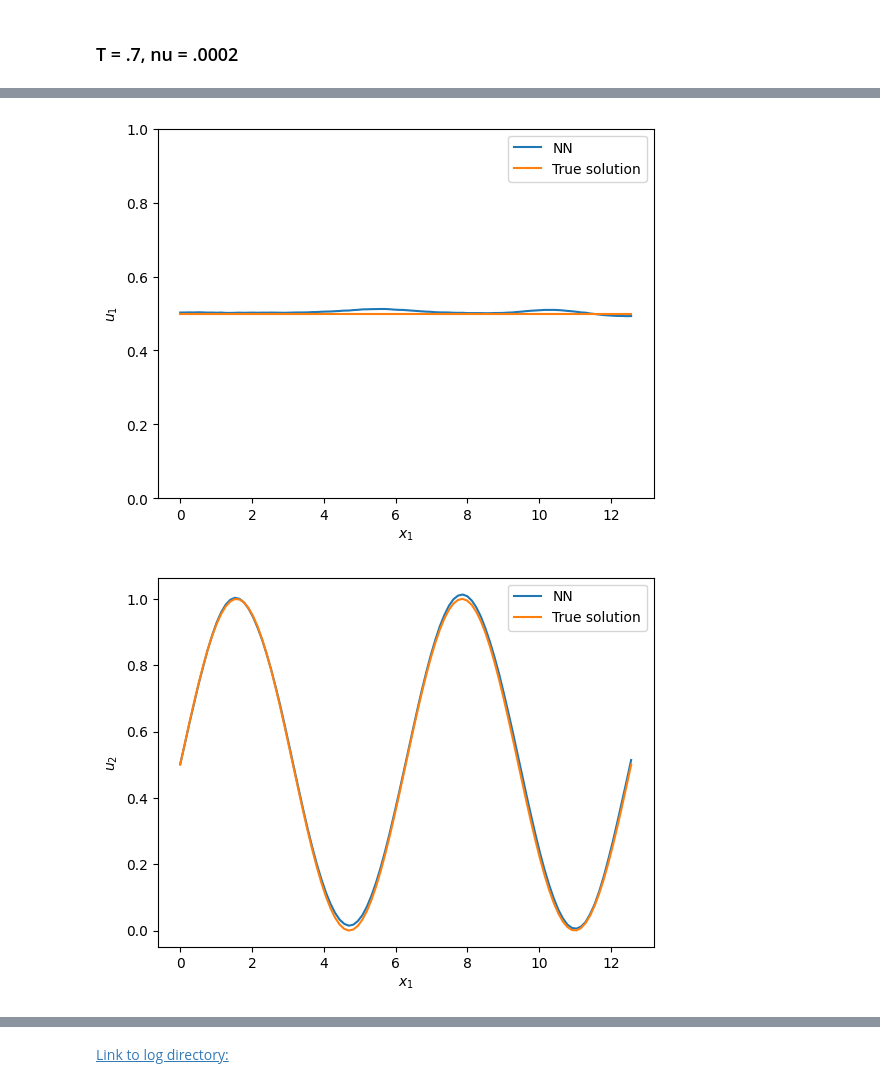
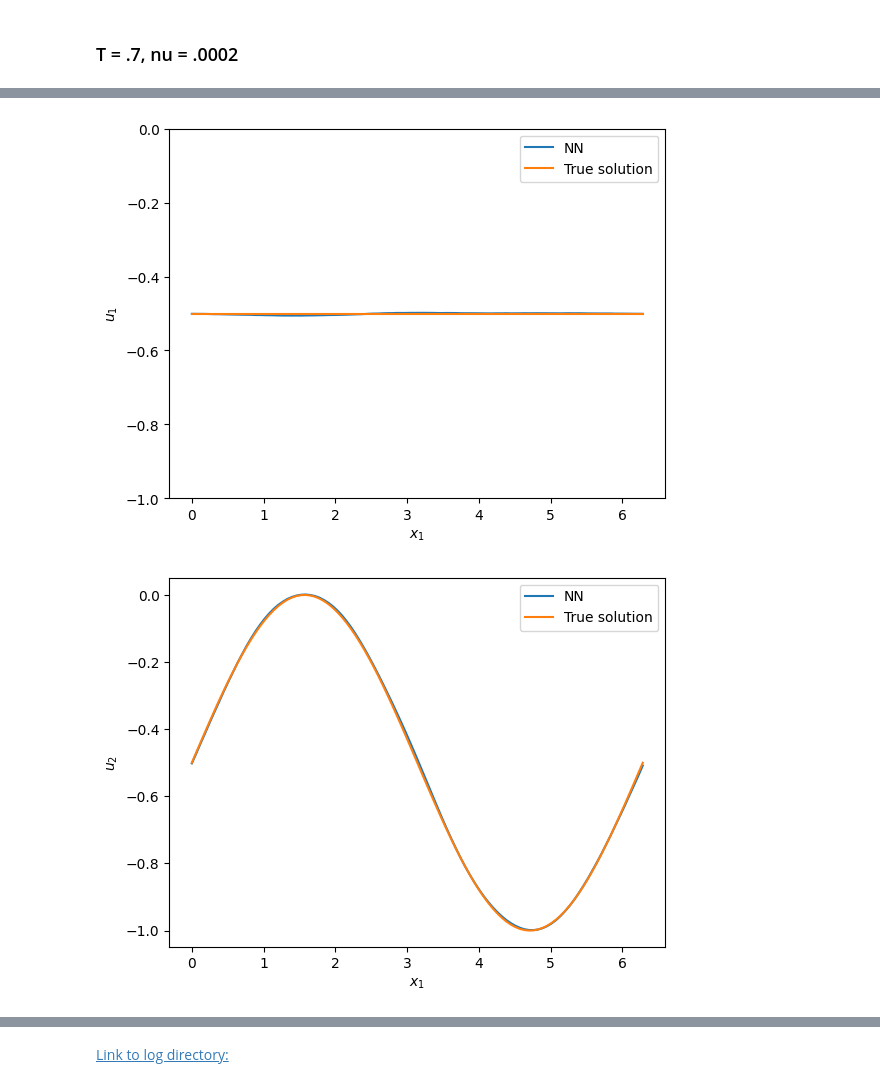
Before and after one commit to nguwijy/deep_branching_with_domain, a Jupyter notebook: notebooks/deep_navier_stokes.ipynb, the cells around one changed output, grey strips where cells are left out. Cells and saved outputs as stored; diff of their text form; code cells hidden in the pictures.

```diff
--- a/notebooks/deep_navier_stokes.ipynb
+++ b/notebooks/deep_navier_stokes.ipynb
@@ -490,7 +433,7 @@ def exact_example_p_tensor(tx):
     )
 
 problem_name = "abc_3d"
-t_lo, x_lo, x_hi = 0., 0, 4 * math.pi
+t_lo, x_lo, x_hi = 0., 0, 2 * math.pi
 # %% [markdown]
 ### T = .7, nu = .02
 # %%
@@ -524,6 +467,5 @@ model = Net(
     fix_t_dim=False,
     save_for_best_model=False,
     outlier_multiplier=10,
-    overtrain_rate_for_p=0.1,
 )
 model.train_and_eval()
@@ -610,7 +534,6 @@ model = Net(
     fix_t_dim=False,
     save_for_best_model=False,
     outlier_multiplier=10,
-    overtrain_rate_for_p=0.1,
     continue_from_checkpoint=abc_reuse_checkpoint,
 )
 model.train_and_eval()
@@ -638,7 +543,7 @@ model.error_calculation(
     exact_p_fun=exact_example_p_tensor,
     nb_pts_spatial=2*45+1
 )
-model.compare_with_exact(exact_fun=partial(exact_example, nu=nu), exclude_terminal=True, ylim=(0, 1))
+model.compare_with_exact(exact_fun=partial(exact_example, nu=nu), exclude_terminal=True, ylim=(-1, 0))
 # %% [output]
 The error as in Lejay is calculated as follows.
 $\hat{e}_0(t_k)$
@@ -660,2 +565,2 @@ errp($t_k$)
-[figure, old version]
+[figure, new version]
-[figure, old version]
+[figure, new version]
```
Also changed, not shown: parts of 12 cells of this notebook, 1 other file.
